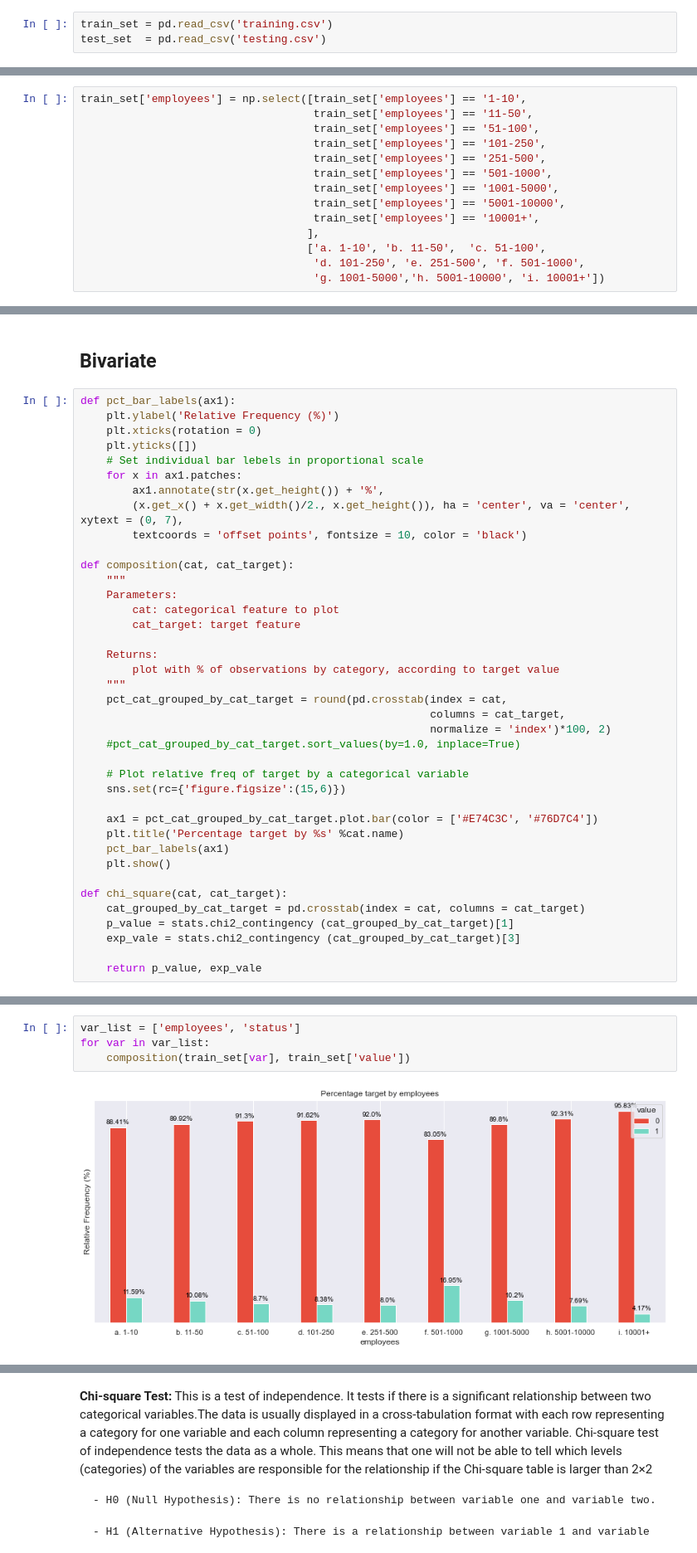
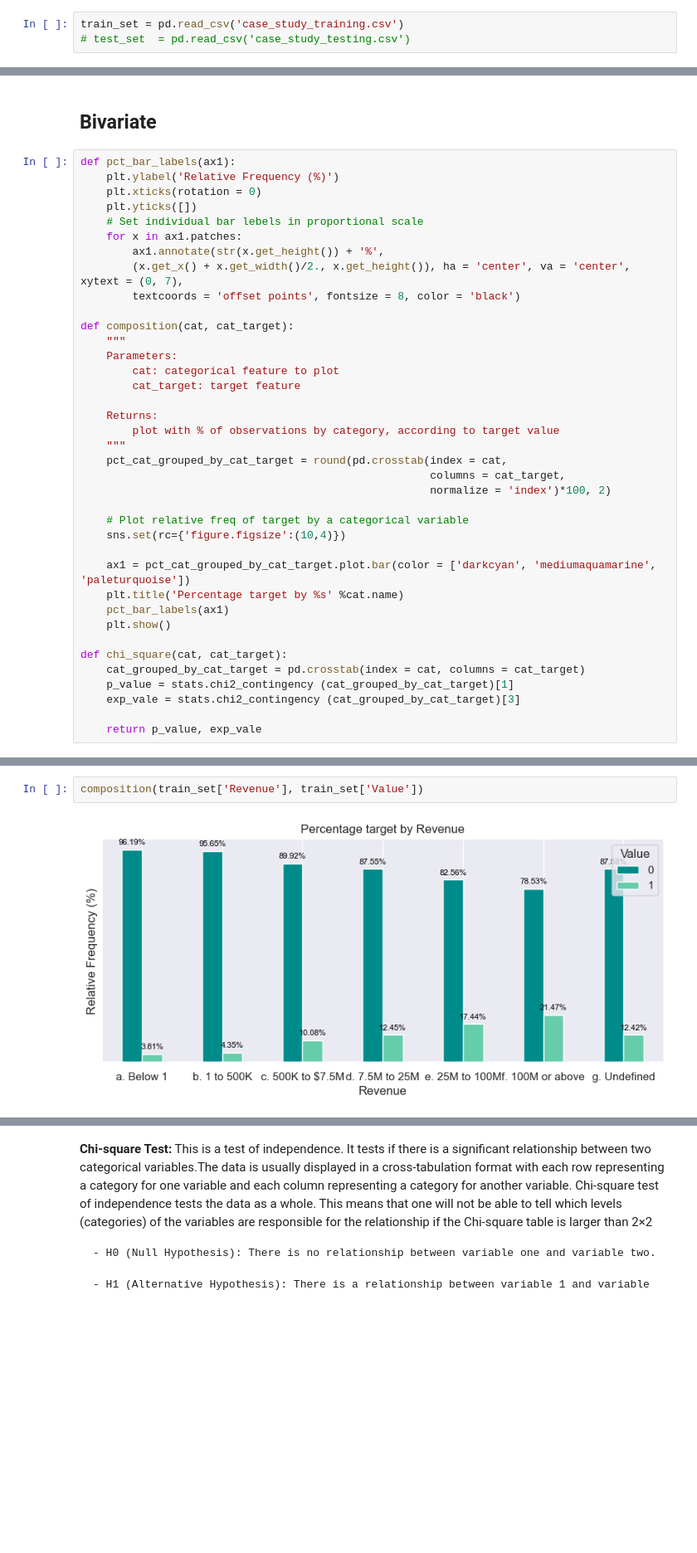
Before and after one commit to jdibarbo/counterpart, a Jupyter notebook: challenge.ipynb, the cells around one changed output, grey strips where cells are left out. Shown at 83% size. Cells and saved outputs as stored; diff of their text form; blank space fills up the shorter version.

```diff
--- a/challenge.ipynb
+++ b/challenge.ipynb
@@ -23,8 +32,8 @@ The assignment for the challenge was to fill the missing data in the test set us
 # %% [markdown]
 # Load data
 # %%
-train_set = pd.read_csv('training.csv')
-test_set  = pd.read_csv('testing.csv')
+train_set = pd.read_csv('case_study_training.csv')
+# test_set  = pd.read_csv('case_study_testing.csv')
 # %% [markdown]
 # Data exploration
 # %%
@@ -121,19 +217,5 @@ def make_barplot(df, var_group, var_agg, aggregation, rot = False):
         for item in plot.get_xticklabels():
             item.set_rotation(90)
     plt.show()
-# %%
-train_set['employees'] = np.select([train_set['employees'] == '1-10',
-                                    train_set['employees'] == '11-50',
-                                    train_set['employees'] == '51-100',
-                                    train_set['employees'] == '101-250',
-                                    train_set['employees'] == '251-500',
-                                    train_set['employees'] == '501-1000',
-                                    train_set['employees'] == '1001-5000',
-                                    train_set['employees'] == '5001-10000',
-                                    train_set['employees'] == '10001+',
-                                   ],
-                                   ['a. 1-10', 'b. 11-50',  'c. 51-100',
-                                    'd. 101-250', 'e. 251-500', 'f. 501-1000',
-                                    'g. 1001-5000','h. 5001-10000', 'i. 10001+'])
 # %% [markdown]
 ## Univariate
@@ -160,7 +259,7 @@ def pct_bar_labels(ax1):
     for x in ax1.patches:
         ax1.annotate(str(x.get_height()) + '%',
         (x.get_x() + x.get_width()/2., x.get_height()), ha = 'center', va = 'center', xytext = (0, 7),
-        textcoords = 'offset points', fontsize = 10, color = 'black')
+        textcoords = 'offset points', fontsize = 8, color = 'black')
 
 def composition(cat, cat_target):
     """
@@ -174,12 +273,11 @@ def composition(cat, cat_target):
     pct_cat_grouped_by_cat_target = round(pd.crosstab(index = cat,
                                                       columns = cat_target,
                                                       normalize = 'index')*100, 2)
-    #pct_cat_grouped_by_cat_target.sort_values(by=1.0, inplace=True)
 
     # Plot relative freq of target by a categorical variable
-    sns.set(rc={'figure.figsize':(15,6)})
+    sns.set(rc={'figure.figsize':(10,4)})
 
-    ax1 = pct_cat_grouped_by_cat_target.plot.bar(color = ['#E74C3C', '#76D7C4'])
+    ax1 = pct_cat_grouped_by_cat_target.plot.bar(color = ['darkcyan', 'mediumaquamarine', 'paleturquoise'])
     plt.title('Percentage target by %s' %cat.name)
     pct_bar_labels(ax1)
     plt.show()
@@ -193,6 +293,4 @@ def chi_square(cat, cat_target):
 # %%
-var_list = ['employees', 'status']
-for var in var_list:
-    composition(train_set[var], train_set['value'])
+composition(train_set['Revenue'], train_set['Value'])
 # %% [output]
-[figure, old version]
+[figure, new version]
```
Also changed, not shown: parts of 65 cells of this notebook, 6 other files.
